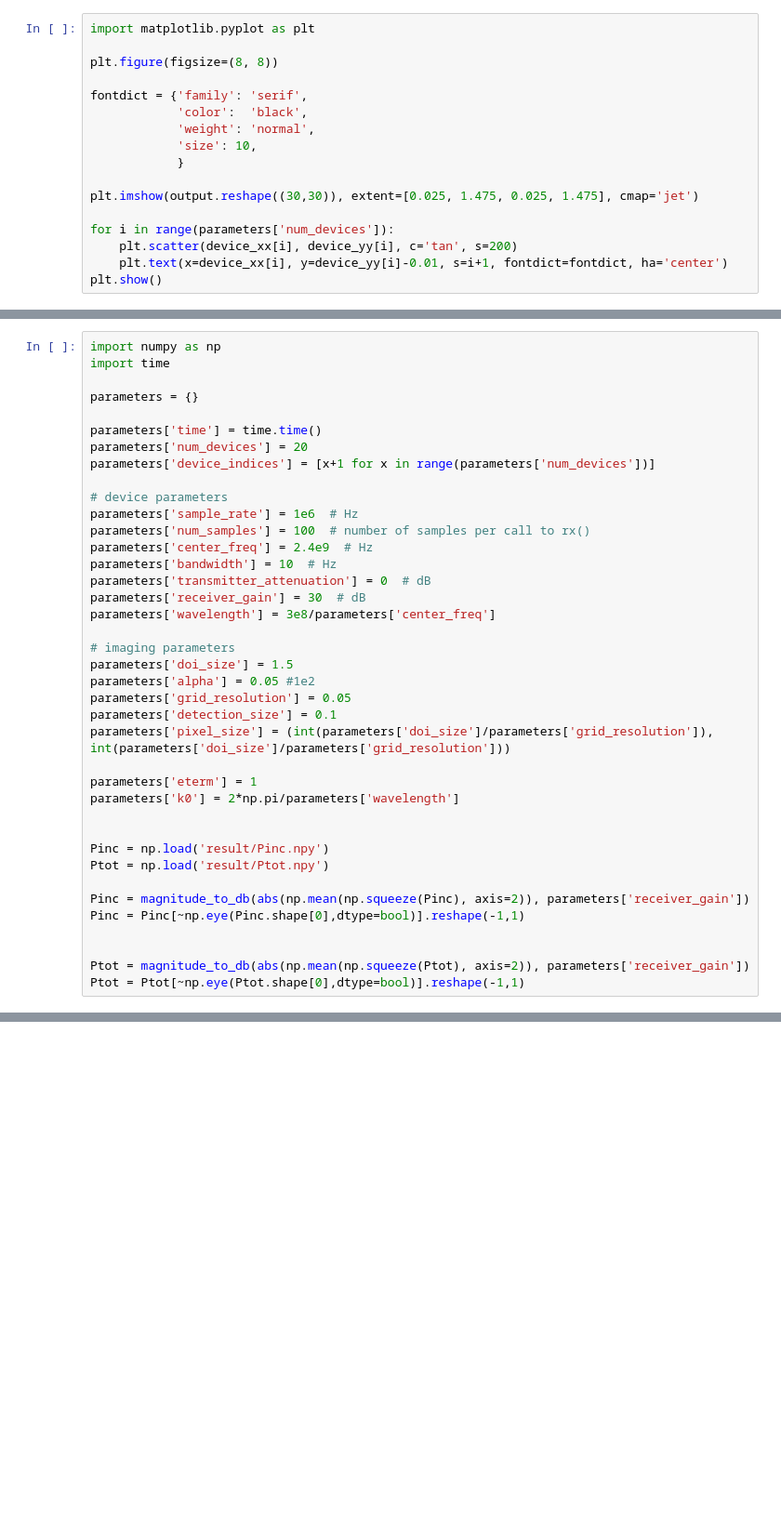
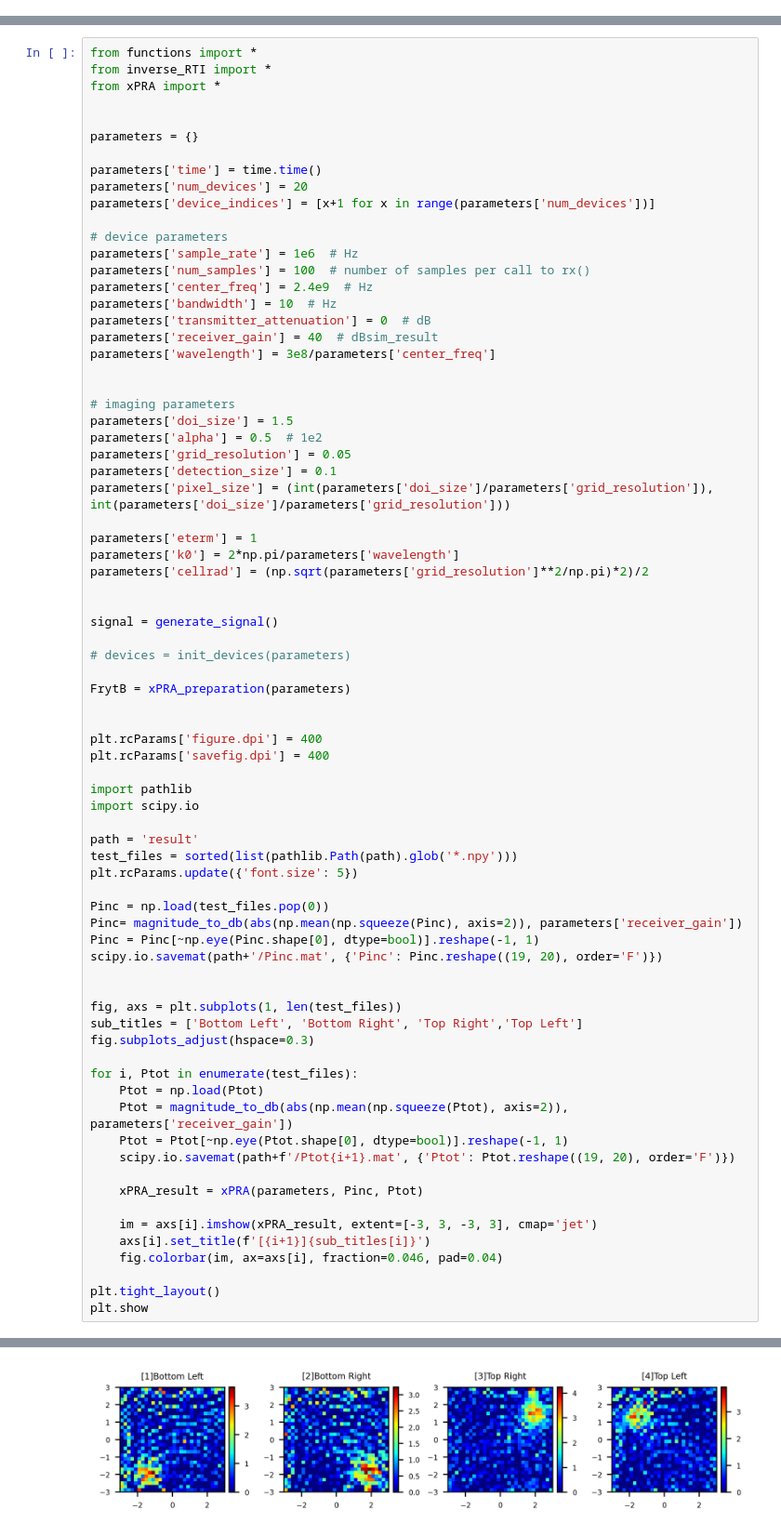
Before and after one commit to anderswong425/RF-Imaging, a Jupyter notebook: test.ipynb, the cells around one changed output, grey strips where cells are left out. Shown: that part at 93% size. Saved outputs shown, nothing was run; the diff lists cells and outputs as text; blank space fills up the shorter version.

Commit message:
relocate the transceivers and do a 4 corner test

```diff
--- a/test.ipynb
+++ b/test.ipynb
@@ -107,17 +0,0 @@ output[output<0] = 0
-# %%
-import matplotlib.pyplot as plt
-
-plt.figure(figsize=(8, 8))
-
-fontdict = {'family': 'serif',
-            'color':  'black',
-            'weight': 'normal',
-            'size': 10,
-            }
-
-plt.imshow(output.reshape((30,30)), extent=[0.025, 1.475, 0.025, 1.475], cmap='jet')
-
-for i in range(parameters['num_devices']):
-    plt.scatter(device_xx[i], device_yy[i], c='tan', s=200)
-    plt.text(x=device_xx[i], y=device_yy[i]-0.01, s=i+1, fontdict=fontdict, ha='center')
-plt.show()
@@ -126,6 +40,8 @@ plt.show()
 # %%
-import numpy as np
-import time
+from functions import *
+from inverse_RTI import *
+from xPRA import *
+
 
 parameters = {}
 
@@ -139,26 +55,61 @@ parameters['num_samples'] = 100  # number of samples per call to rx()
 parameters['center_freq'] = 2.4e9  # Hz
 parameters['bandwidth'] = 10  # Hz
 parameters['transmitter_attenuation'] = 0  # dB
-parameters['receiver_gain'] = 30  # dB
+parameters['receiver_gain'] = 40  # dBsim_result
 parameters['wavelength'] = 3e8/parameters['center_freq']
+
 
 # imaging parameters
 parameters['doi_size'] = 1.5
-parameters['alpha'] = 0.05 #1e2
+parameters['alpha'] = 0.5  # 1e2
 parameters['grid_resolution'] = 0.05
 parameters['detection_size'] = 0.1
 parameters['pixel_size'] = (int(parameters['doi_size']/parameters['grid_resolution']), int(parameters['doi_size']/parameters['grid_resolution']))
 
 parameters['eterm'] = 1
 parameters['k0'] = 2*np.pi/parameters['wavelength']
+parameters['cellrad'] = (np.sqrt(parameters['grid_resolution']**2/np.pi)*2)/2
 
 
-Pinc = np.load('result/Pinc.npy')
-Ptot = np.load('result/Ptot.npy')
+signal = generate_signal()
 
-Pinc = magnitude_to_db(abs(np.mean(np.squeeze(Pinc), axis=2)), parameters['receiver_gain'])
-Pinc = Pinc[~np.eye(Pinc.shape[0],dtype=bool)].reshape(-1,1)
+# devices = init_devices(parameters)
+
+FrytB = xPRA_preparation(parameters)
 
 
-Ptot = magnitude_to_db(abs(np.mean(np.squeeze(Ptot), axis=2)), parameters['receiver_gain'])
-Ptot = Ptot[~np.eye(Ptot.shape[0],dtype=bool)].reshape(-1,1)
+plt.rcParams['figure.dpi'] = 400
+plt.rcParams['savefig.dpi'] = 400
+
+import pathlib
+import scipy.io
+
+path = 'result'
+test_files = sorted(list(pathlib.Path(path).glob('*.npy')))
+plt.rcParams.update({'font.size': 5})
+
+Pinc = np.load(test_files.pop(0))
+Pinc= magnitude_to_db(abs(np.mean(np.squeeze(Pinc), axis=2)), parameters['receiver_gain'])
+Pinc = Pinc[~np.eye(Pinc.shape[0], dtype=bool)].reshape(-1, 1)
+scipy.io.savemat(path+'/Pinc.mat', {'Pinc': Pinc.reshape((19, 20), order='F')})
+
+
+fig, axs = plt.subplots(1, len(test_files))
+sub_titles = ['Bottom Left', 'Bottom Right', 'Top Right','Top Left']
+fig.subplots_adjust(hspace=0.3)
+
+for i, Ptot in enumerate(test_files):
+    Ptot = np.load(Ptot)
+    Ptot = magnitude_to_db(abs(np.mean(np.squeeze(Ptot), axis=2)), parameters['receiver_gain'])
+    Ptot = Ptot[~np.eye(Ptot.shape[0], dtype=bool)].reshape(-1, 1)
+    scipy.io.savemat(path+f'/Ptot{i+1}.mat', {'Ptot': Ptot.reshape((19, 20), order='F')})
+
+    xPRA_result = xPRA(parameters, Pinc, Ptot)
+
+    im = axs[i].imshow(xPRA_result, extent=[-3, 3, -3, 3], cmap='jet')
+    axs[i].set_title(f'[{i+1}]{sub_titles[i]}')
+    fig.colorbar(im, ax=axs[i], fraction=0.046, pad=0.04)
+
+plt.tight_layout()
+plt.show
+# %% [output]
@@ -164,0 +117 @@ Ptot = Ptot[~np.eye(Ptot.shape[0],dtype=bool)].reshape(-1,1)
+[figure, added]
```
Also changed, not shown: parts of 38 cells of this notebook, 47 other files.
